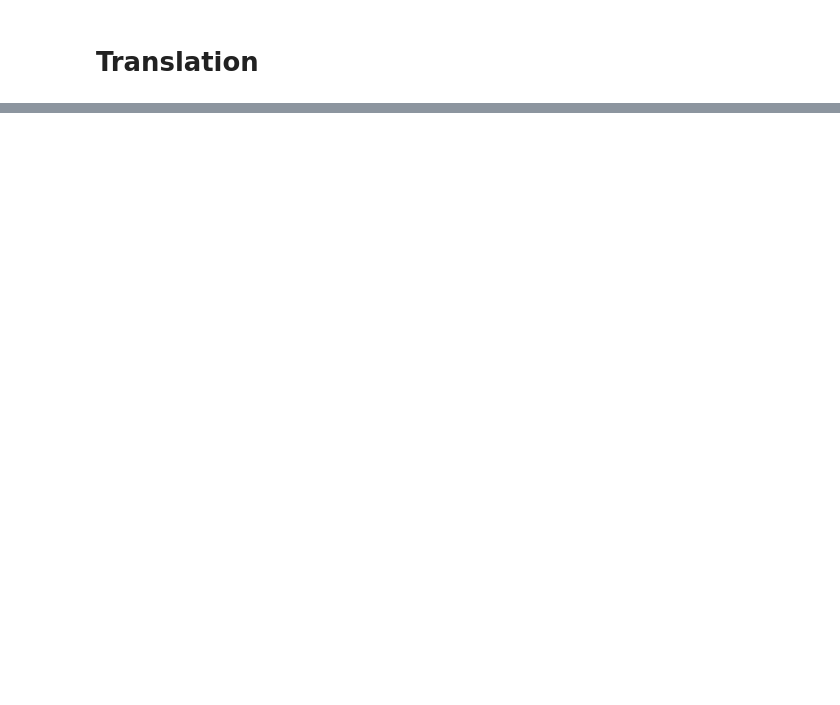
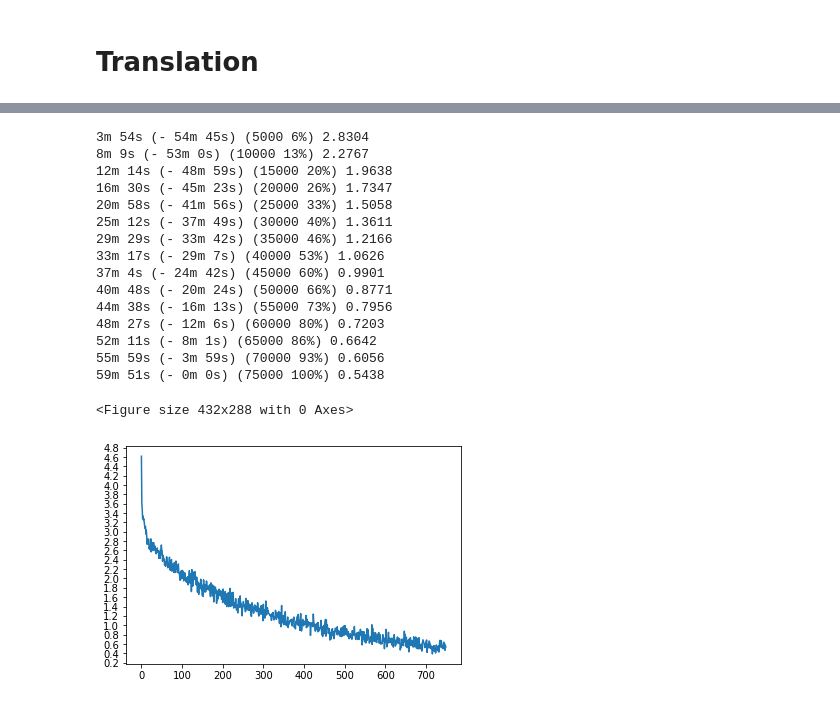
Before and after one commit to rfrenoy/essec_nlp_course, a Jupyter notebook: nlp_intro.ipynb, the cells around one changed output, grey strips where cells are left out. Saved outputs shown, nothing was run; the diff lists cells and outputs as text; code cells hidden in the pictures; blank space fills up the shorter version.

```diff
--- a/nlp_intro.ipynb
+++ b/nlp_intro.ipynb
@@ -151,0 +1056,35 @@ for token in doc:
+# %%
+def trainIters(encoder, decoder, n_iters, print_every=1000, plot_every=100, learning_rate=0.01):
+    start = time.time()
+    plot_losses = []
+    print_loss_total = 0  # Reset every print_every
+    plot_loss_total = 0  # Reset every plot_every
+
+    encoder_optimizer = optim.SGD(encoder.parameters(), lr=learning_rate)
+    decoder_optimizer = optim.SGD(decoder.parameters(), lr=learning_rate)
+    training_pairs = [tensorsFromPair(random.choice(pairs))
+                      for i in range(n_iters)]
+    criterion = nn.NLLLoss()
+
+    for iter in range(1, n_iters + 1):
+        training_pair = training_pairs[iter - 1]
+        input_tensor = training_pair[0]
+        target_tensor = training_pair[1]
+
+        loss = train(input_tensor, target_tensor, encoder,
+                     decoder, encoder_optimizer, decoder_optimizer, criterion)
+        print_loss_total += loss
+        plot_loss_total += loss
+
+        if iter % print_every == 0:
+            print_loss_avg = print_loss_total / print_every
+            print_loss_total = 0
+            print('%s (%d %d%%) %.4f' % (timeSince(start, iter / n_iters),
+                                         iter, iter / n_iters * 100, print_loss_avg))
+
+        if iter % plot_every == 0:
+            plot_loss_avg = plot_loss_total / plot_every
+            plot_losses.append(plot_loss_avg)
+            plot_loss_total = 0
+
+    showPlot(plot_losses)
@@ -151,0 +1150,24 @@ for token in doc:
+# %%
+hidden_size = 256
+encoder1 = EncoderRNN(input_lang.n_words, hidden_size).to(device)
+attn_decoder1 = AttnDecoderRNN(hidden_size, output_lang.n_words, dropout_p=0.1).to(device)
+
+trainIters(encoder1, attn_decoder1, 75000, print_every=5000)
+# %% [output]
+3m 54s (- 54m 45s) (5000 6%) 2.8304
+8m 9s (- 53m 0s) (10000 13%) 2.2767
+12m 14s (- 48m 59s) (15000 20%) 1.9638
+16m 30s (- 45m 23s) (20000 26%) 1.7347
+20m 58s (- 41m 56s) (25000 33%) 1.5058
+25m 12s (- 37m 49s) (30000 40%) 1.3611
+29m 29s (- 33m 42s) (35000 46%) 1.2166
+33m 17s (- 29m 7s) (40000 53%) 1.0626
+37m 4s (- 24m 42s) (45000 60%) 0.9901
+40m 48s (- 20m 24s) (50000 66%) 0.8771
+44m 38s (- 16m 13s) (55000 73%) 0.7956
+48m 27s (- 12m 6s) (60000 80%) 0.7203
+52m 11s (- 8m 1s) (65000 86%) 0.6642
+55m 59s (- 3m 59s) (70000 93%) 0.6056
+59m 51s (- 0m 0s) (75000 100%) 0.5438
+<Figure size 432x288 with 0 Axes>
+[figure, added]
```
Also changed, not shown: parts of 80 cells of this notebook, 4 other files.
